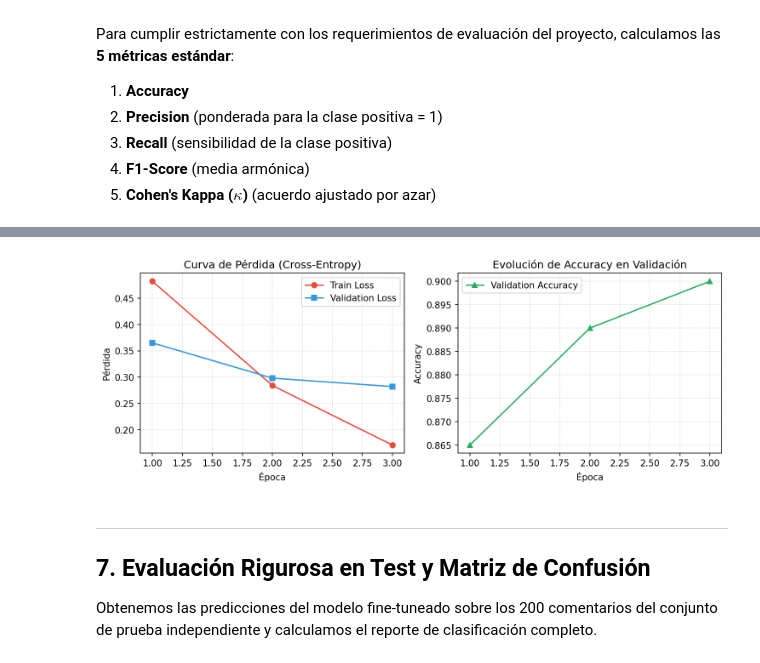
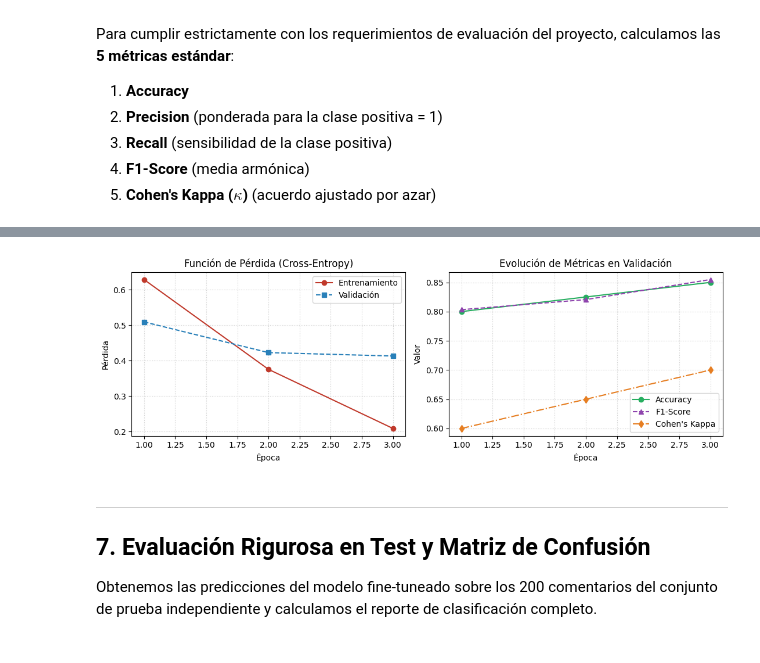
Before and after one commit to MissyMilaS/CED-III-IT2-JMChildrens, a Jupyter notebook: notebooks/04_transformer_extension.ipynb, the cells around one changed output, grey strips where cells are left out. Saved outputs shown, nothing was run; the diff lists cells and outputs as text; code cells hidden in the pictures.

```diff
--- a/notebooks/04_transformer_extension.ipynb
+++ b/notebooks/04_transformer_extension.ipynb
@@ -178,11 +178,20 @@ def tokenizar_funcion(lote):
         max_length=MAX_LEN
     )
 
-ds_train = Dataset.from_pandas(train_df[["text", "label"]])
+from sklearn.model_selection import train_test_split
+# Validación (15% de train, estratificada) para monitorear el entrenamiento.
+# El test (200) NO se usa durante el entrenamiento: solo en la evaluación final,
+# igual que en el protocolo de los modelos Dense/RNN/LSTM.
+tr_df, val_df = train_test_split(train_df, test_size=0.15, stratify=train_df["label"], random_state=SEED)
+print(f"Split interno: train={len(tr_df)} | validación={len(val_df)} | test={len(test_df)}")
+
+ds_train = Dataset.from_pandas(tr_df[["text", "label"]].reset_index(drop=True))
+ds_val = Dataset.from_pandas(val_df[["text", "label"]].reset_index(drop=True))
 ds_test = Dataset.from_pandas(test_df[["text", "label"]])
 
 ds_train = ds_train.map(tokenizar_funcion, batched=True)
 ds_test = ds_test.map(tokenizar_funcion, batched=True)
+ds_val = ds_val.map(tokenizar_funcion, batched=True)
 
 # DataCollator que aplica dynamic padding por lote para optimizar memoria
 data_collator = DataCollatorWithPadding(tokenizer=tokenizer)
@@ -262,7 +288,7 @@ trainer = Trainer(
     model=modelo,
     args=training_args,
     train_dataset=ds_train,
-    eval_dataset=ds_test,
+    eval_dataset=ds_val,   # validación, no test
     processing_class=tokenizer,
     data_collator=data_collator,
     compute_metrics=calcular_metricas
@@ -299,34 +317,34 @@ Iniciando fine-tuning de DistilBERT (3 épocas, 150 pasos de optimización)...
 # %%
 # Extracción y graficación del historial de entrenamiento
 log_history = pd.DataFrame(trainer.state.log_history)
 
 entreno = log_history.dropna(subset=["loss"])[["epoch", "loss"]]
 validacion = log_history.dropna(subset=["eval_loss"])[["epoch", "eval_loss", "eval_accuracy", "eval_f1", "eval_kappa"]]
 
 fig, axs = plt.subplots(1, 2, figsize=(11, 3.8))
 
 axs[0].plot(entreno["epoch"], entreno["loss"], "o-", color="#C0392B", label="Entrenamiento")
-axs[0].plot(validacion["epoch"], validacion["eval_loss"], "s--", color="#2980B9", label="Evaluación")
+axs[0].plot(validacion["epoch"], validacion["eval_loss"], "s--", color="#2980B9", label="Validación")
 axs[0].set_title("Función de Pérdida (Cross-Entropy)")
 axs[0].set_xlabel("Época")
 axs[0].set_ylabel("Pérdida")
 axs[0].grid(True, linestyle=":", alpha=0.6)
 axs[0].legend()
 
 axs[1].plot(validacion["epoch"], validacion["eval_accuracy"], "o-", color="#27AE60", label="Accuracy")
 axs[1].plot(validacion["epoch"], validacion["eval_f1"], "^--", color="#8E44AD", label="F1-Score")
 axs[1].plot(validacion["epoch"], validacion["eval_kappa"], "d-.", color="#E67E22", label="Cohen's Kappa")
-axs[1].set_title("Evolución de Métricas en Test")
+axs[1].set_title("Evolución de Métricas en Validación")
 axs[1].set_xlabel("Época")
 axs[1].set_ylabel("Valor")
 axs[1].grid(True, linestyle=":", alpha=0.6)
 axs[1].legend()
 
 plt.tight_layout()
 plt.savefig(FIG_DIR / "distilbert_training_curves.png", dpi=200)
 plt.show()
 # %% [output]
-[figure, old version]
+[figure, new version]
 # %% [markdown]
 ---
 ## 7. Evaluación Rigurosa en Test y Matriz de Confusión
```
Also changed, not shown: parts of 14 cells of this notebook, 21 other files.
